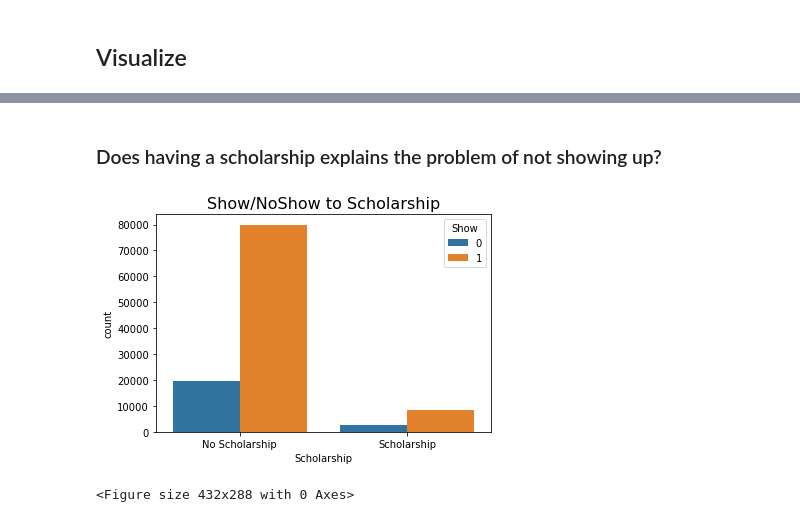
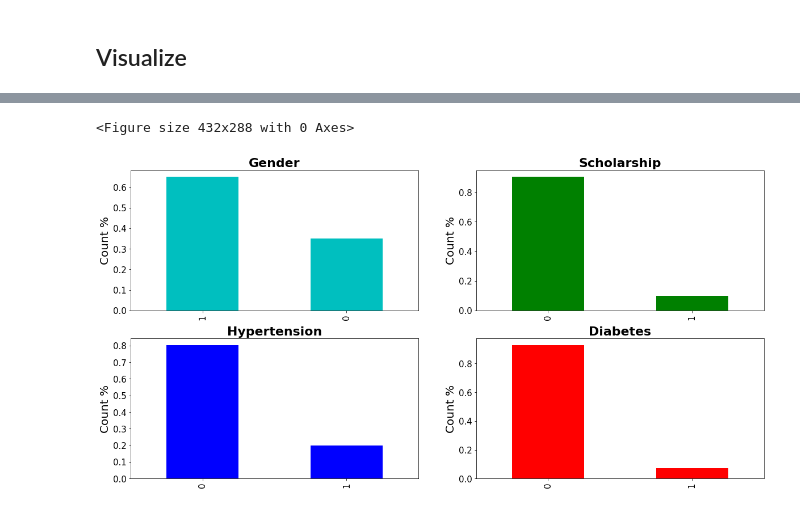
Before and after one commit to britnijgrimm/group2-project, a Jupyter notebook: Sql_datapre_plots.ipynb, the cells around one changed output, grey strips where cells are left out. Saved outputs shown, nothing was run; the diff lists cells and outputs as text; code cells hidden in the pictures.

Commit message:
Adding plot

```diff
--- a/Sql_datapre_plots.ipynb
+++ b/Sql_datapre_plots.ipynb
@@ -172,9 +177,4 @@ TimeDelta          int64
 dtype: object
-# %%
-# Replacing No-show by show, Yes by 0, and No by 1
-mans_df.rename(columns={'No-show': 'Show'}, inplace=True)
-mans_df.loc[mans_df['Show'] == 'Yes', ['Show']] = 0
-mans_df.loc[mans_df['Show'] == 'No', ['Show']] = 1
 # %%
 # Drop the record of Age < 0.
 mans_df.drop(index=mans_df[mans_df['Age'] < 0].index[0], inplace=True)
@@ -196 +196,7 @@ PARQUE INDUSTRIAL                 1
 Name: Neighbourhood, Length: 81, dtype: int64
+# %%
+#Rename the columns which have incorrect spelling mistakes - this will helps us create columns in easy to understand way
+mans_df.rename(columns = {'Hipertension' : 'Hypertension', 'Handcap':'Handicap', 'No-show':'Show'}, inplace = True)
+mans_df.loc[mans_df['Show'] == 'Yes', ['Show']] = 0
+mans_df.loc[mans_df['Show'] == 'No', ['Show']] = 1
+mans_df.head(3)
@@ -285,14 +228,17 @@ plt.savefig('noshow_bygender.png', dpi=300)
-# %% [markdown]
-### Does having a scholarship explains the problem of not showing up?
-# %%
-# printing Number of showing up vs not showing up in case of having a scholarship or not
-
-ax = sns.countplot(x=mans_df.Scholarship, hue=mans_df.Show, data=mans_df)
-ax.set_title("Show/NoShow to Scholarship", size='16')
-x_ticks_labels=['No Scholarship', 'Scholarship']
-ax.set_xticklabels(x_ticks_labels)
-plt.show()
-plt.savefig('noshow_scholarship.png')
-# %% [output]
-[figure, removed]
-<Figure size 432x288 with 0 Axes>
+# %%
+plt.figure(1)
+plt.figure(figsize = (15,10))
+iter_cols = ['Gender', 'Scholarship', 'Hypertension', 'Diabetes']
+#              , 'Alcoholism', 'Handicap']
+colour = ['c', 'g', 'b', 'r']
+i = 0
+for col in iter_cols:
+    plt.subplot(int(str(22)+str((iter_cols.index(col)+1))))
+    mans_df[col].value_counts(normalize=True).plot.bar(figsize=(20,10), fontsize = 15.0, color = colour[i])
+    plt.title(col, fontweight="bold", fontsize = 22.0)
+    plt.ylabel('Count %', fontsize = 20.0)
+    i = i +1
+plt.show()
+# %% [output]
+<Figure size 432x288 with 0 Axes>
+[figure, added]
```
Also changed, not shown: parts of 23 cells of this notebook.
